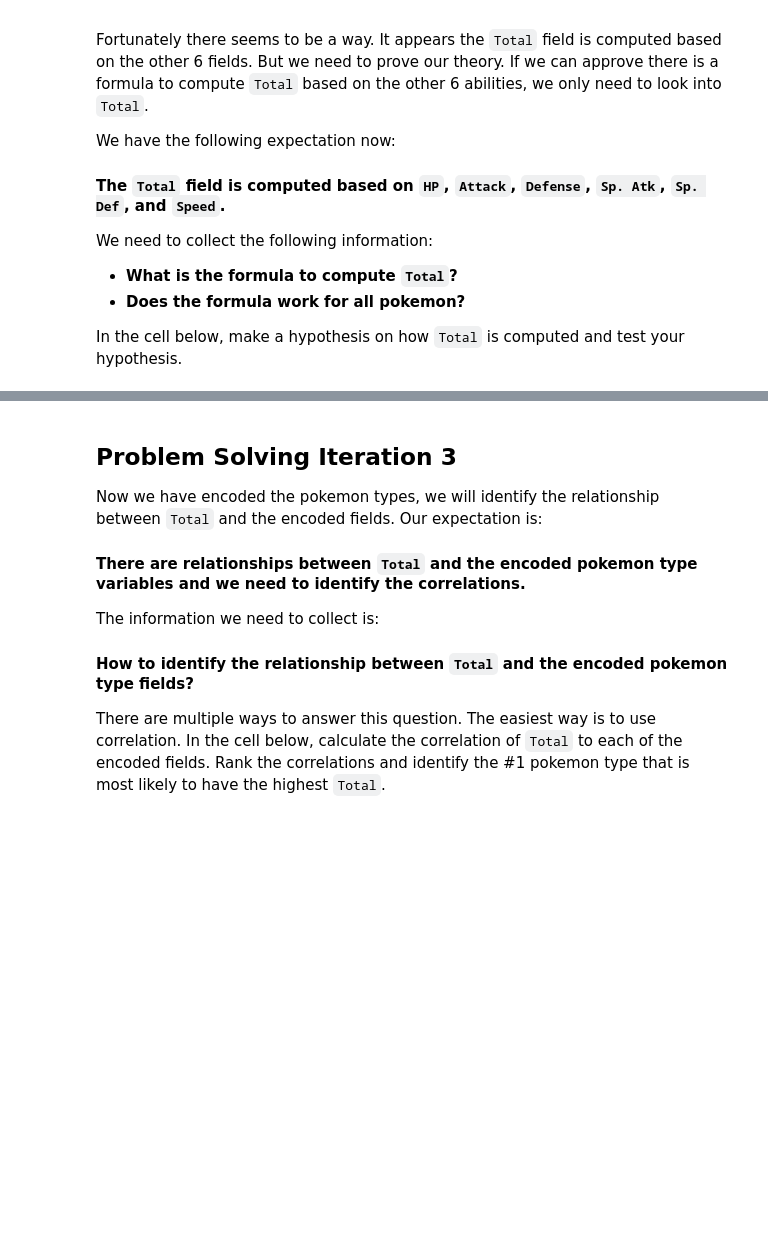
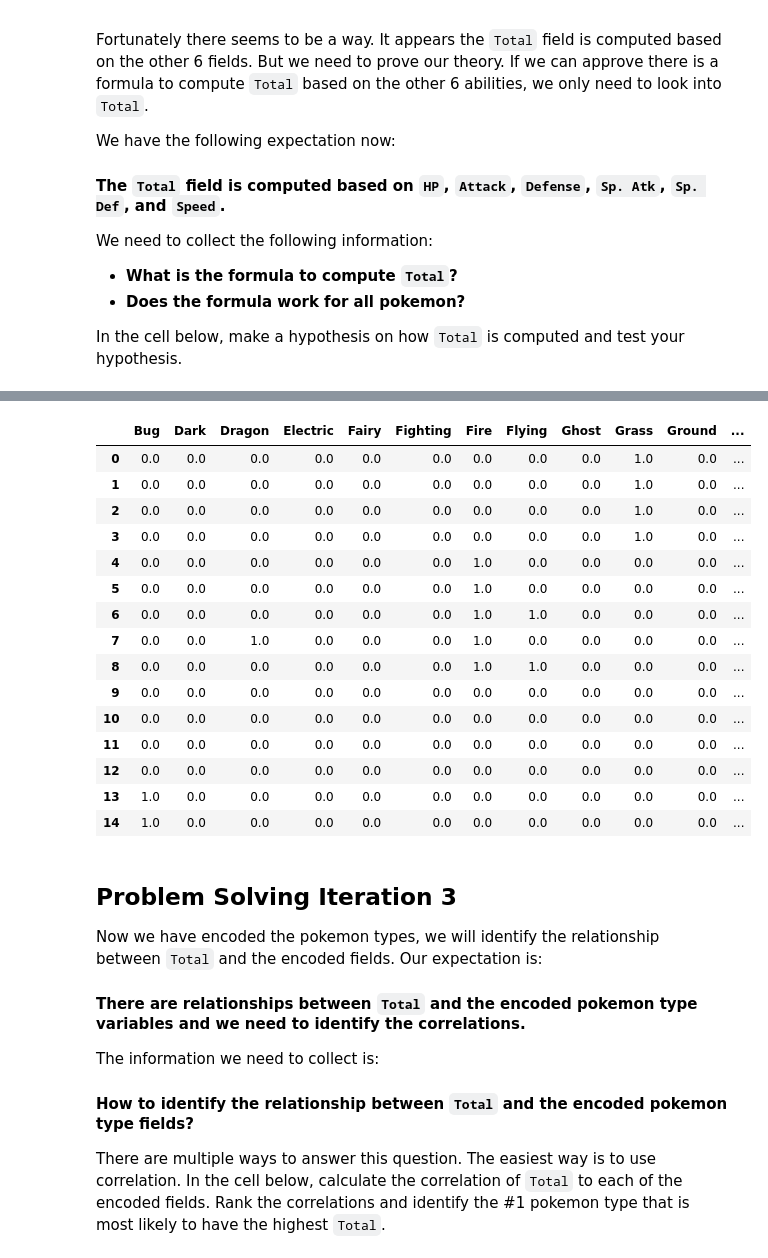
Before and after one commit to hollyjanedalton/lab-dataframe-calculations, a Jupyter notebook: your-code/challenge-2.ipynb, the cells around one changed output, grey strips where cells are left out. Cells and saved outputs as stored; diff of their text form; code cells hidden in the pictures; blank space fills up the shorter version.

```diff
--- a/your-code/challenge-2.ipynb
+++ b/your-code/challenge-2.ipynb
@@ -43,12 +61,3 @@ We need to collect the following information:
 * **Does the formula work for all pokemon?**
 
 In the cell below, make a hypothesis on how `Total` is computed and test your hypothesis.
-# %%
-#Total is computed by adding up HP, Attack, Defense, Sp. Atk, Sp. Def, and Speed
-
-pokemon #first look at the dataset, manually did the calculations for one row to see if
-#all 6 add up to the total, which they do
-pokemon["Total2"] = pokemon['HP'] + pokemon['Attack'] + pokemon['Defense'] + pokemon['Sp. Atk'] + pokemon['Sp. Def'] + pokemon['Speed']
-#adding a column at the end called "Total2" which totals the 6 fields
-pokemon['Total2'] == pokemon['Total']
-#can see from this that "True" is always printed, so hypothesis is correct
@@ -164,0 +111,6 @@ ValueError: Shape of passed values is (800, 35), indices imply (800, 17)
+# %%
+type1 = pokemon[['Type 1']] #needs double brackets because....
+
+type2 = pokemon[['Type 2']].fillna('none')  #filling in NaNs with "none"
+#Need to do this because many pokemon are only 1 type, and in those rows, there is a NaN in Type 2
+#NaNs need to be handled before one-hot encoding
@@ -165,3 +151,25 @@ ValueError: Shape of passed values is (800, 35), indices imply (800, 17)
+# %%
+#combine type 1 and type 2
+
+combined_types = onehot_encoded_type1 + onehot_encoded_type2
+combined_types.head(15)
+# %% [output]
+|  | Bug | Dark | Dragon | Electric | Fairy | Fighting | Fire | Flying | Ghost | Grass | Ground | ... |
+| 0 | 0.0 | 0.0 | 0.0 | 0.0 | 0.0 | 0.0 | 0.0 | 0.0 | 0.0 | 1.0 | 0.0 | ... |
+| 1 | 0.0 | 0.0 | 0.0 | 0.0 | 0.0 | 0.0 | 0.0 | 0.0 | 0.0 | 1.0 | 0.0 | ... |
+| 2 | 0.0 | 0.0 | 0.0 | 0.0 | 0.0 | 0.0 | 0.0 | 0.0 | 0.0 | 1.0 | 0.0 | ... |
+| 3 | 0.0 | 0.0 | 0.0 | 0.0 | 0.0 | 0.0 | 0.0 | 0.0 | 0.0 | 1.0 | 0.0 | ... |
+| 4 | 0.0 | 0.0 | 0.0 | 0.0 | 0.0 | 0.0 | 1.0 | 0.0 | 0.0 | 0.0 | 0.0 | ... |
+| 5 | 0.0 | 0.0 | 0.0 | 0.0 | 0.0 | 0.0 | 1.0 | 0.0 | 0.0 | 0.0 | 0.0 | ... |
+| 6 | 0.0 | 0.0 | 0.0 | 0.0 | 0.0 | 0.0 | 1.0 | 1.0 | 0.0 | 0.0 | 0.0 | ... |
+| 7 | 0.0 | 0.0 | 1.0 | 0.0 | 0.0 | 0.0 | 1.0 | 0.0 | 0.0 | 0.0 | 0.0 | ... |
+| 8 | 0.0 | 0.0 | 0.0 | 0.0 | 0.0 | 0.0 | 1.0 | 1.0 | 0.0 | 0.0 | 0.0 | ... |
+| 9 | 0.0 | 0.0 | 0.0 | 0.0 | 0.0 | 0.0 | 0.0 | 0.0 | 0.0 | 0.0 | 0.0 | ... |
+| 10 | 0.0 | 0.0 | 0.0 | 0.0 | 0.0 | 0.0 | 0.0 | 0.0 | 0.0 | 0.0 | 0.0 | ... |
+| 11 | 0.0 | 0.0 | 0.0 | 0.0 | 0.0 | 0.0 | 0.0 | 0.0 | 0.0 | 0.0 | 0.0 | ... |
+| 12 | 0.0 | 0.0 | 0.0 | 0.0 | 0.0 | 0.0 | 0.0 | 0.0 | 0.0 | 0.0 | 0.0 | ... |
+| 13 | 1.0 | 0.0 | 0.0 | 0.0 | 0.0 | 0.0 | 0.0 | 0.0 | 0.0 | 0.0 | 0.0 | ... |
+| 14 | 1.0 | 0.0 | 0.0 | 0.0 | 0.0 | 0.0 | 0.0 | 0.0 | 0.0 | 0.0 | 0.0 | ... |
 # %% [markdown]
 ## Problem Solving Iteration 3
 
```
Also changed, not shown: parts of 20 cells of this notebook, 1 other file.
